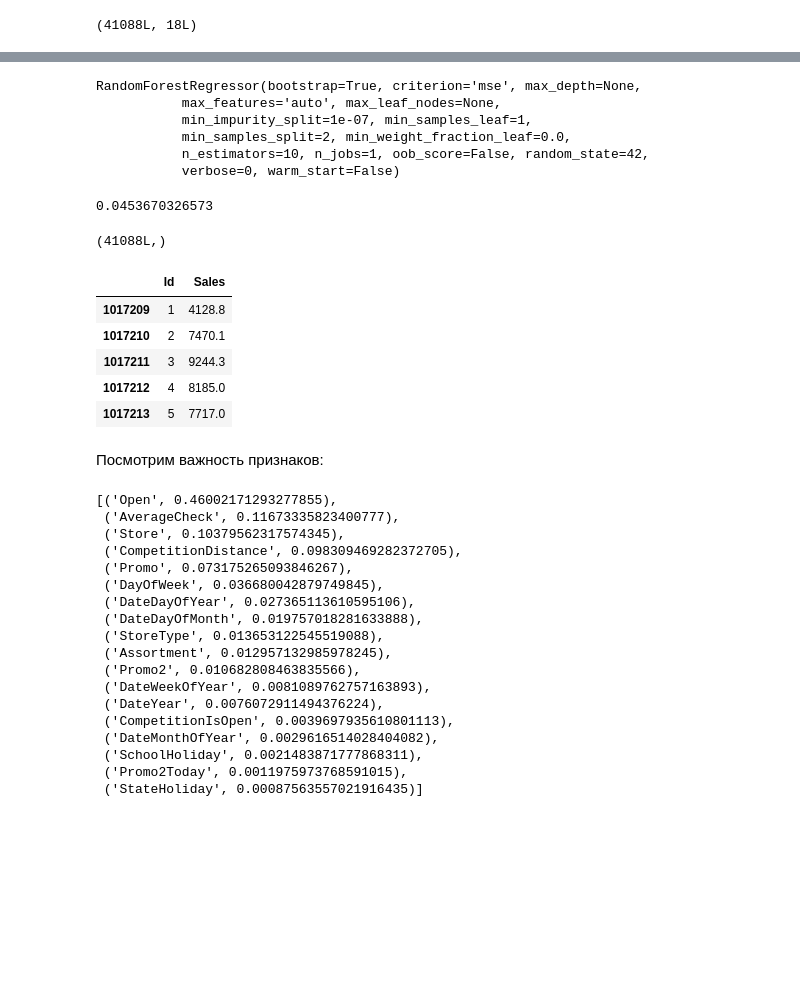
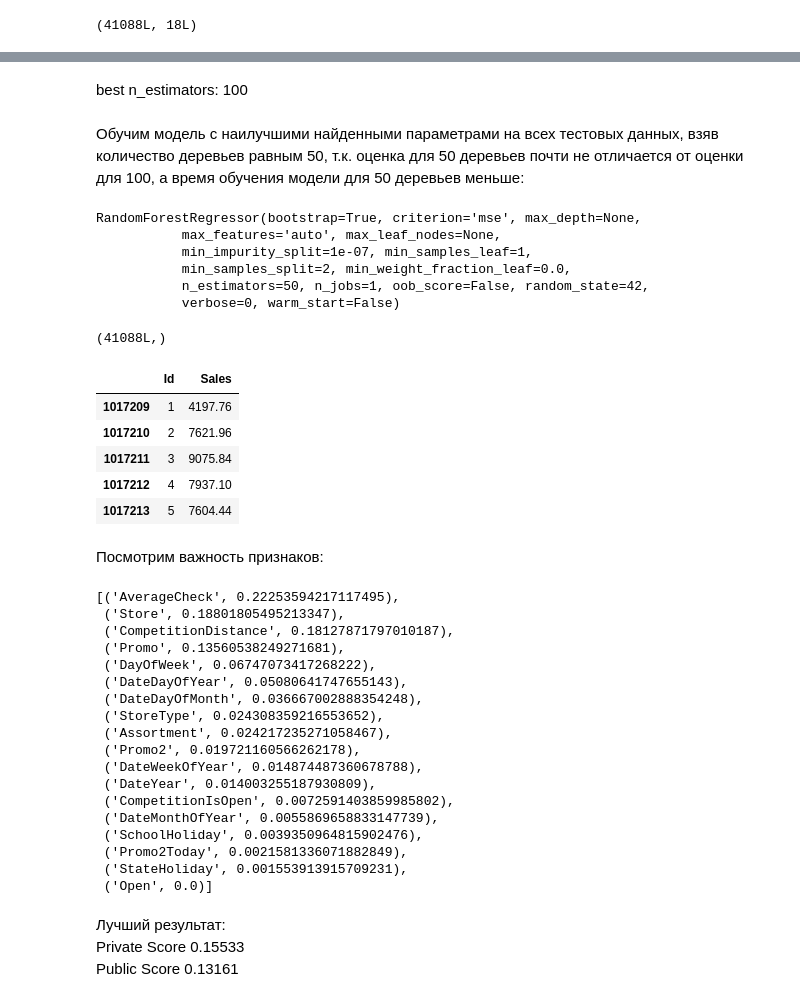
Before and after one commit to sergotail/homeworks, a Jupyter notebook: DA_Intro/hw_3/hw3_Pronin.ipynb, the cells around one changed output, grey strips where cells are left out. Cells and saved outputs as stored; diff of their text form; code cells hidden in the pictures; blank space fills up the shorter version.

```diff
--- a/DA_Intro/hw_3/hw3_Pronin.ipynb
+++ b/DA_Intro/hw_3/hw3_Pronin.ipynb
@@ -544,5 +527,5 @@ df.drop(columns_to_drop, axis=1, inplace=True)
 # %%
-train_df = df[df['Id'].isnull()].drop(['Id'], axis=1)
+train_df = df[(df['Id'].isnull()) & (df['Open'] == 1)].drop(['Id'], axis=1)
 train_df.info()
 # %% [output]
 <class 'pandas.core.frame.DataFrame'>
@@ -617,31 +651,33 @@ grid_cv.best_params_
+# %% [markdown]
+best n_estimators: 100<br>
+# %% [markdown]
+Обучим модель с наилучшими найденными параметрами на всех тестовых данных, взяв количество деревьев равным 50, т.к. оценка для 50 деревьев почти не отличается от оценки для 100, а время обучения модели для 50 деревьев меньше:
 # %%
-rf = RandomForestRegressor(random_state=SEED)
+rf = RandomForestRegressor(n_estimators=50, random_state=SEED)
 rf.fit(X_train, y_train)
 # %% [output]
 RandomForestRegressor(bootstrap=True, criterion='mse', max_depth=None,
            max_features='auto', max_leaf_nodes=None,
            min_impurity_split=1e-07, min_samples_leaf=1,
            min_samples_split=2, min_weight_fraction_leaf=0.0,
-           n_estimators=10, n_jobs=1, oob_score=False, random_state=42,
+           n_estimators=50, n_jobs=1, oob_score=False, random_state=42,
            verbose=0, warm_start=False)
 # %%
-print rmspe(rf.predict(X_train_test), y_train_test)
+#print rmspe(y_train_test, rf.predict(X_train_test))
-# %% [output]
-0.0453670326573
 # %%
 test_predicted = rf.predict(X_test)
 test_predicted.shape
 # %% [output]
 (41088L,)
 # %%
-sumbission = pd.concat([test_df.Id.astype(int), pd.DataFrame(test_predicted,
+submission = pd.concat([test_df.Id.astype(int), pd.DataFrame(test_predicted,
                                                  columns=['Sales'], index=test_df.index)], axis=1)
-sumbission.head()
+submission.head()
 # %% [output]
 |  | Id | Sales |
-| 1017209 | 1 | 4128.8 |
-| 1017210 | 2 | 7470.1 |
-| 1017211 | 3 | 9244.3 |
-| 1017212 | 4 | 8185.0 |
-| 1017213 | 5 | 7717.0 |
+| 1017209 | 1 | 4197.76 |
+| 1017210 | 2 | 7621.96 |
+| 1017211 | 3 | 9075.84 |
+| 1017212 | 4 | 7937.10 |
+| 1017213 | 5 | 7604.44 |
 # %%
@@ -650,27 +686,30 @@ sumbission[['Id', 'Sales']].to_csv('./answers/sumbission_4.csv', index=False)
 Посмотрим важность признаков:
 # %%
 features = {}
-columns = train_df.columns.drop(['Sales', 'Customers'])
 for i, column in enumerate(columns):
     features[column] = rf.feature_importances_[i]
 features = sorted(features.items(), key=operator.itemgetter(1), reverse=True)
 features
 # %% [output]
-[('Open', 0.46002171293277855),
- ('AverageCheck', 0.11673335823400777),
- ('Store', 0.10379562317574345),
- ('CompetitionDistance', 0.098309469282372705),
- ('Promo', 0.073175265093846267),
- ('DayOfWeek', 0.036680042879749845),
- ('DateDayOfYear', 0.027365113610595106),
- ('DateDayOfMonth', 0.019757018281633888),
- ('StoreType', 0.013653122545519088),
- ('Assortment', 0.012957132985978245),
- ('Promo2', 0.010682808463835566),
- ('DateWeekOfYear', 0.0081089762757163893),
- ('DateYear', 0.0076072911494376224),
- ('CompetitionIsOpen', 0.0039697935610801113),
- ('DateMonthOfYear', 0.0029616514028404082),
- ('SchoolHoliday', 0.0021483871777868311),
- ('Promo2Today', 0.0011975973768591015),
- ('StateHoliday', 0.00087563557021916435)]
+[('AverageCheck', 0.22253594217117495),
+ ('Store', 0.18801805495213347),
+ ('CompetitionDistance', 0.18127871797010187),
+ ('Promo', 0.13560538249271681),
+ ('DayOfWeek', 0.06747073417268222),
+ ('DateDayOfYear', 0.05080641747655143),
+ ('DateDayOfMonth', 0.036667002888354248),
+ ('StoreType', 0.024308359216553652),
+ ('Assortment', 0.024217235271058467),
+ ('Promo2', 0.019721160566262178),
+ ('DateWeekOfYear', 0.014874487360678788),
+ ('DateYear', 0.014003255187930809),
+ ('CompetitionIsOpen', 0.0072591403859985802),
+ ('DateMonthOfYear', 0.0055869658833147739),
+ ('SchoolHoliday', 0.0039350964815902476),
+ ('Promo2Today', 0.0021581336071882849),
+ ('StateHoliday', 0.001553913915709231),
+ ('Open', 0.0)]
+# %% [markdown]
+Лучший результат:<br>
+Private Score 0.15533<br>
+Public Score 0.13161
```
Also changed, not shown: parts of 18 cells of this notebook, 2 other files.
